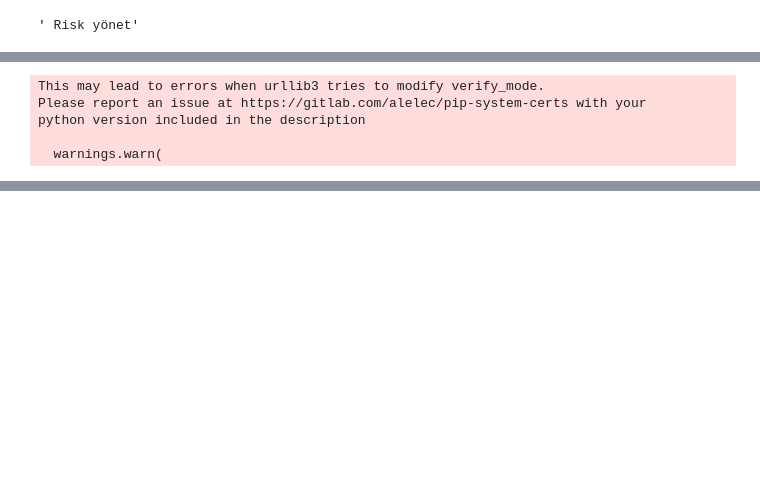
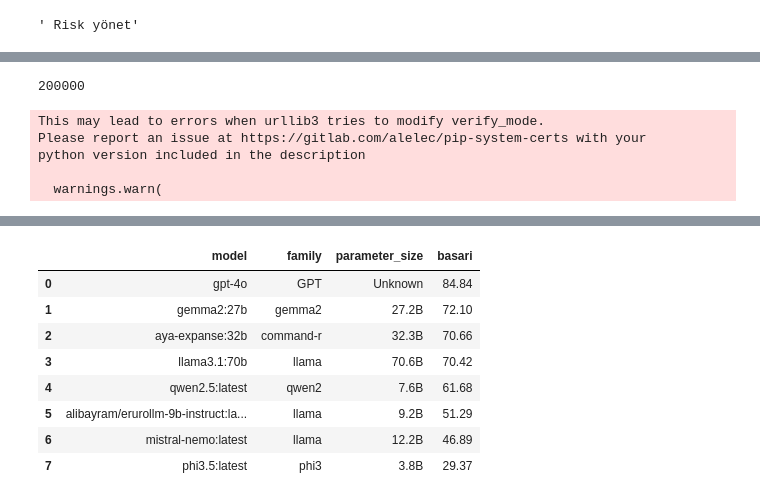
Before and after one commit to malibayram/tokenizer_benchmark, a Jupyter notebook: test_tokenizer.ipynb, the cells around one changed output, grey strips where cells are left out. Drawn from its saved outputs; the diff is of its cells as text; code cells hidden in the pictures; blank space fills up the shorter version.

```diff
--- a/test_tokenizer.ipynb
+++ b/test_tokenizer.ipynb
@@ -118,3 +182,7 @@ enc.decode([43519, 95938])
+# %%
+len(tokens)
+# %% [output]
+200000
 # %%
 def score_openai_tokenizer(text:str, tokenizer_score_map: dict):
 
@@ -186,3 +254,20 @@ df
 | 12 | Trendyol/Trendyol-LLM-8b-chat-v2.0 | 128256 | 488535 | 3.0438 | 6823 | 3125 | ... |
 | 13 | ytu-ce-cosmos/turkish-gpt2-large-... | 50258 | 339852 | 2.4044 | 22746 | 17529 | ... |
 | 14 | openai/o200k_base-gpt-4o | 200019 | 491137 | 0.5147 | 7615 | 3209 | ... |
+# %%
+import pandas as pd
+
+df = pd.read_csv("yapay_zeka_turkce_mmlu_liderlik_tablosu.csv")
+# remove format, quantization_level, dogru_cevap_sayisi, toplam_sure columns
+# df = df.drop(columns=["format", "quantization_level", "dogru_cevap_sayisi", "toplam_sure"])
+df
+# %% [output]
+|  | model | family | parameter_size | basari |
+| 0 | gpt-4o | GPT | Unknown | 84.84 |
+| 1 | gemma2:27b | gemma2 | 27.2B | 72.10 |
+| 2 | aya-expanse:32b | command-r | 32.3B | 70.66 |
+| 3 | llama3.1:70b | llama | 70.6B | 70.42 |
+| 4 | qwen2.5:latest | qwen2 | 7.6B | 61.68 |
+| 5 | alibayram/erurollm-9b-instruct:la... | llama | 9.2B | 51.29 |
+| 6 | mistral-nemo:latest | llama | 12.2B | 46.89 |
+| 7 | phi3.5:latest | phi3 | 3.8B | 29.37 |
```
Also changed, not shown: parts of 6 cells of this notebook, 30 other files.
